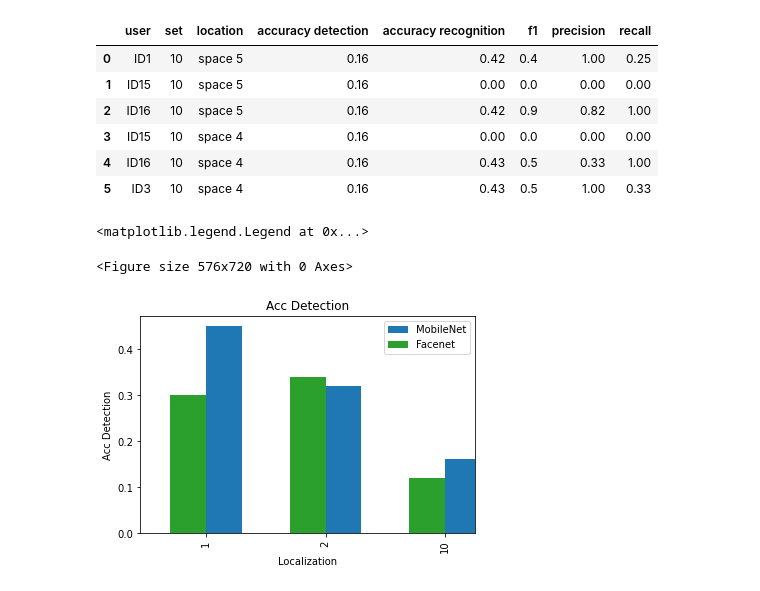
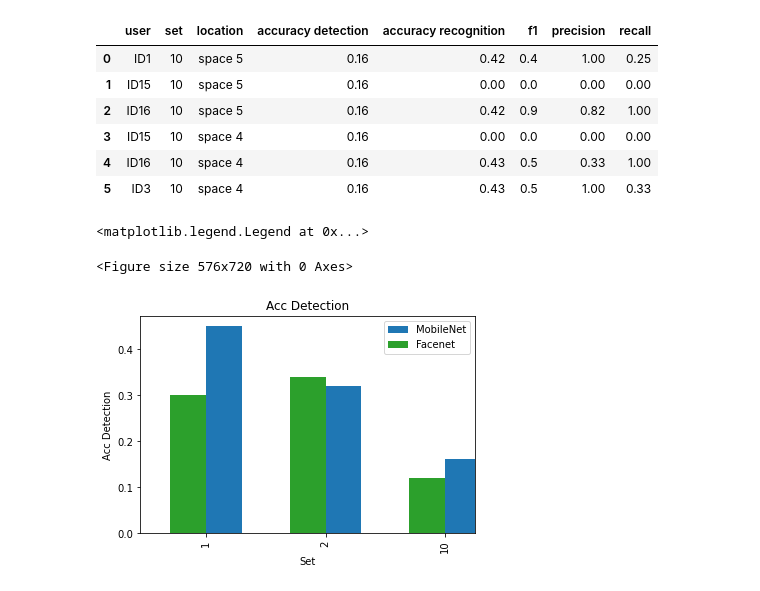
Before and after one commit to fabriciotorquato/person-re-identification, a Jupyter notebook: src/ploter/results.ipynb, the cells around one changed output. Saved outputs shown, nothing was run; the diff lists cells and outputs as text; code cells hidden in the pictures.

Commit message:
Fix notebook chart

```diff
--- a/src/ploter/results.ipynb
+++ b/src/ploter/results.ipynb
@@ -34,8 +37,8 @@ set_1_mobilenet
 | 8 | ID3 | 1 | space 5 | 0.45 | 0.00 | 0.00 | 0.0 | 0.00 |
 # %%
 
-set_2_facenet = pd.read_csv(f'{base_data}/set_2/facenet/metrics.csv')
-set_2_facenet
+facenet_data.append(pd.read_csv(f'{base_data}/set_2/facenet/metrics.csv'))
+facenet_data[1]
 # %% [output]
 |  | user | set | location | accuracy detection | accuracy recognition | f1 | precision | recall |
 | 0 | ID1 | 2 | space 1 | 0.34 | 0.00 | 0.00 | 0.0 | 0.00 |
@@ -49,8 +52,8 @@ set_2_facenet
 | 8 | ID15 | 2 | space 5 | 0.34 | 1.00 | 1.00 | 1.0 | 1.00 |
 # %%
 
-set_2_mobilenet = pd.read_csv(f'{base_data}/set_2/mobilenet/metrics.csv')
-set_2_mobilenet
+mobilenet_data.append( pd.read_csv(f'{base_data}/set_2/mobilenet/metrics.csv'))
+mobilenet_data[1]
 # %% [output]
 |  | user | set | location | accuracy detection | accuracy recognition | f1 | precision | recall |
 | 0 | ID15 | 2 | space 1 | 0.32 | 1.00 | 1.00 | 1.0 | 1.00 |
@@ -61,9 +64,8 @@ set_2_mobilenet
 | 5 | ID15 | 2 | space 5 | 0.32 | 0.75 | 0.86 | 1.0 | 0.75 |
 | 6 | ID16 | 2 | space 5 | 0.32 | 0.00 | 0.00 | 0.0 | 0.00 |
 # %%
-
-set_10_facenet = pd.read_csv(f'{base_data}/set_10/facenet/metrics.csv')
-set_10_facenet
+facenet_data.append(pd.read_csv(f'{base_data}/set_10/facenet/metrics.csv'))
+facenet_data[2]
 # %% [output]
 |  | user | set | location | accuracy detection | accuracy recognition | f1 | precision | recall |
 | 0 | ID1 | 10 | space 5 | 0.12 | 0.53 | 0.7 | 1.00 | 0.54 |
@@ -73,9 +75,8 @@ set_10_facenet
 | 4 | ID16 | 10 | space 4 | 0.12 | 0.00 | 0.0 | 0.00 | 0.00 |
 | 5 | ID3 | 10 | space 4 | 0.12 | 0.33 | 0.5 | 1.00 | 0.33 |
 # %%
-
-set_10_mobilenet = pd.read_csv(f'{base_data}/set_10/mobilenet/metrics.csv')
-set_10_mobilenet
+mobilenet_data.append(pd.read_csv(f'{base_data}/set_10/mobilenet/metrics.csv'))
+mobilenet_data[2]
 # %% [output]
 |  | user | set | location | accuracy detection | accuracy recognition | f1 | precision | recall |
 | 0 | ID1 | 10 | space 5 | 0.16 | 0.42 | 0.4 | 1.00 | 0.25 |
@@ -87,31 +88,31 @@ set_10_mobilenet
 # %%
 fig = plt.figure(figsize=(8, 10))
 
-set_1_plot_mobile = set_1_mobilenet[['set','accuracy detection']].drop_duplicates()
-set_1_plot_facenet = set_1_facenet[['set','accuracy detection']].drop_duplicates()
+set_1_plot_mobile = mobilenet_data[0][['set','accuracy detection']].drop_duplicates()
+set_1_plot_facenet = facenet_data[0][['set','accuracy detection']].drop_duplicates()
 
-set_2_plot_mobile = set_2_mobilenet[['set','accuracy detection']].drop_duplicates()
-set_2_plot_facenet = set_2_facenet[['set','accuracy detection']].drop_duplicates()
+set_2_plot_mobile = mobilenet_data[1][['set','accuracy detection']].drop_duplicates()
+set_2_plot_facenet = facenet_data[1][['set','accuracy detection']].drop_duplicates()
 
-set_10_plot_mobile = set_10_mobilenet[['set','accuracy detection']].drop_duplicates()
-set_10_plot_facenet = set_10_facenet[['set','accuracy detection']].drop_duplicates()
+set_10_plot_mobile = mobilenet_data[2][['set','accuracy detection']].drop_duplicates()
+set_10_plot_facenet = facenet_data[2][['set','accuracy detection']].drop_duplicates()
 
 data_mobile = set_1_plot_mobile
 data_mobile= data_mobile.append(set_2_plot_mobile, ignore_index = True)
 data_mobile =data_mobile.append(set_10_plot_mobile, ignore_index = True)
 
 data_facenet = set_1_plot_facenet
 data_facenet = data_facenet.append(set_2_plot_facenet, ignore_index = True)
 data_facenet = data_facenet.append(set_10_plot_facenet, ignore_index = True)
 
 ax = data_mobile.plot(x="set", y="accuracy detection", kind="bar",   position=0, width=0.3)
 data_facenet.plot(x="set", y="accuracy detection", kind="bar",  ax=ax, color="C2", position=1, width=0.3)
 
-ax.set_xlabel("Localization")
+ax.set_xlabel("Set")
 ax.set_ylabel("Acc Detection")
 ax.set_title("Acc Detection")
 ax.legend(["MobileNet", "Facenet"])
 # %% [output]
 <matplotlib.legend.Legend at 0x...>
 <Figure size 576x720 with 0 Axes>
-[figure, old version]
+[figure, new version]
```
Also changed, not shown: parts of 7 cells of this notebook.
